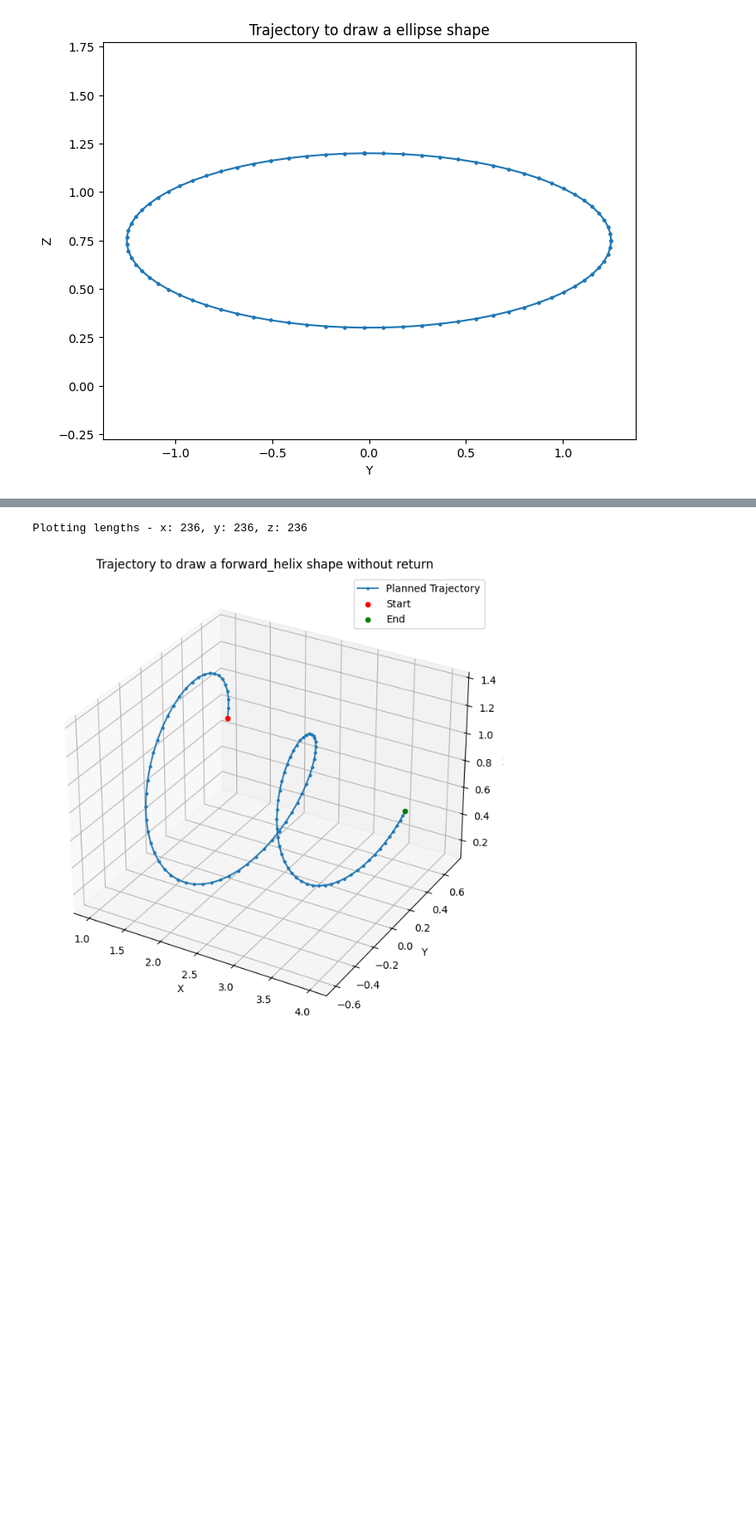
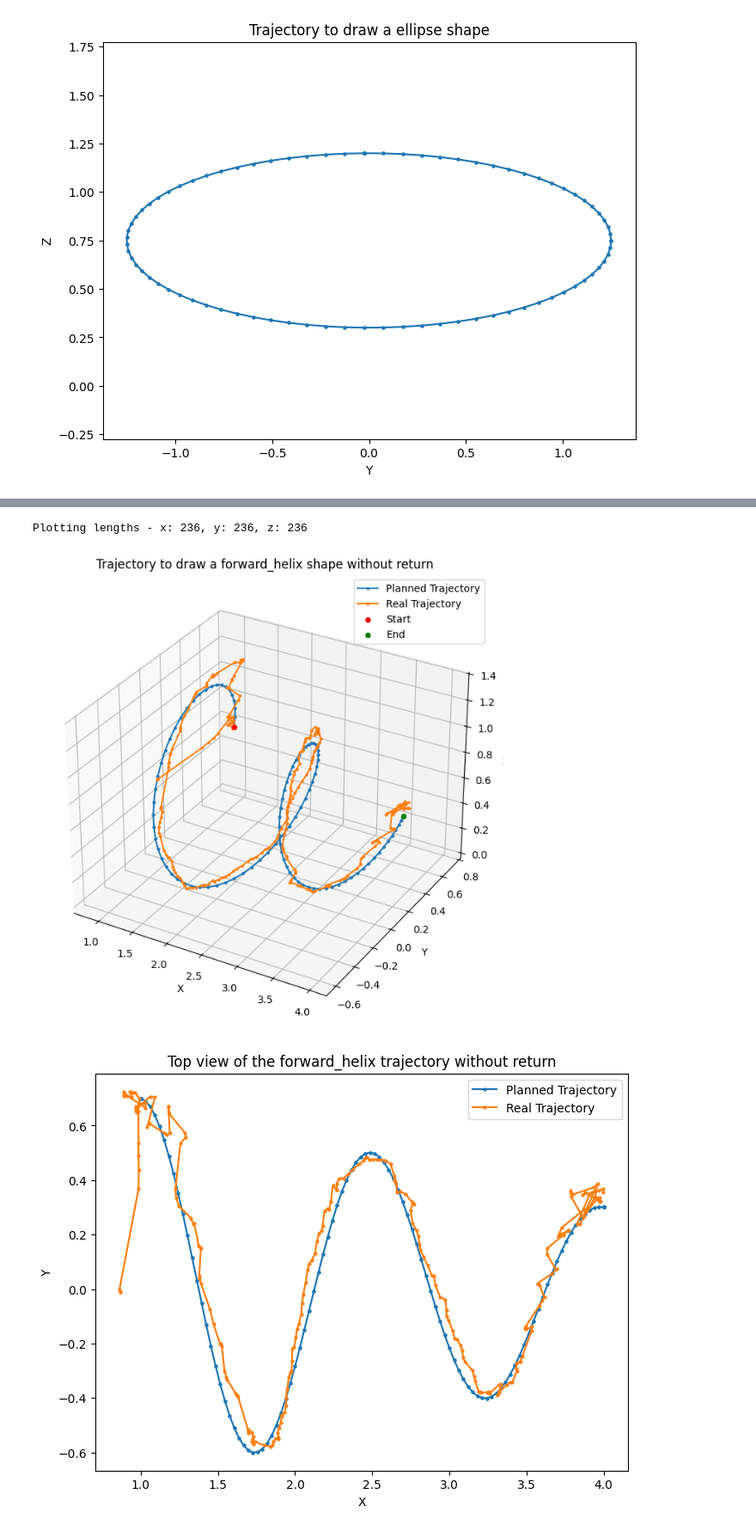
Before and after one commit to benjirer/active-learning-dynamics, a Jupyter notebook: goal_gen.ipynb, the cells around one changed output, grey strips where cells are left out. Shown at 86% size. Drawn from its saved outputs; the diff is of its cells as text; code cells hidden in the pictures; blank space fills up the shorter version.

Commit message:
new data from first axps

```diff
--- a/goal_gen.ipynb
+++ b/goal_gen.ipynb
@@ -415,16 +435,27 @@ Plotting lengths - x: 76, y: 76, z: 76
 # %%
 # Verify the saved trajectory
+
+# real traj:
+file = "/home/bhoffman/Documents/MT FS24/active-learning-dynamics/shape_experiment_data/shape_tracing_new_data_v24/forward_helix_v2/test_shape_tracing_new_data_v24_bnn-sim-fsvgd_5000_332_forward_helix_v2_4e5k4pn0_v/brax_transitions.pickle"
+with open(file, "rb") as f:
+    data = pickle.load(f)
+observations = np.array([d.observation for d in data])
+
 shape_type = "forward_helix"
-tag = "_v1"
+tag = "_v2"
 with open(f"goal_traj/{shape_type}{tag}_goal_trajectory.pkl", "rb") as f:
     trajectory_loaded = pickle.load(f)
 plot_3d_trajectory(
     trajectory_loaded[:, 0], trajectory_loaded[:, 1], trajectory_loaded[:, 2],
-    reverse_trajectory=reverse_trajectory, shape_type=shape_type
+    reverse_trajectory=reverse_trajectory, shape_type=shape_type, observations=observations
 )
+plot_2d_top_view(
+    trajectory_loaded[:, 0], trajectory_loaded[:, 1], observations, reverse_trajectory, shape_type
+)
 # %% [output]
 Plotting lengths - x: 236, y: 236, z: 236
-[figure, old version]
+[figure, new version]
+[figure, added]
 # %%
 """Compare simple goal trajectory with real trajectory"""
 
```
Also changed, not shown: parts of 2 cells of this notebook, 53 other files.
